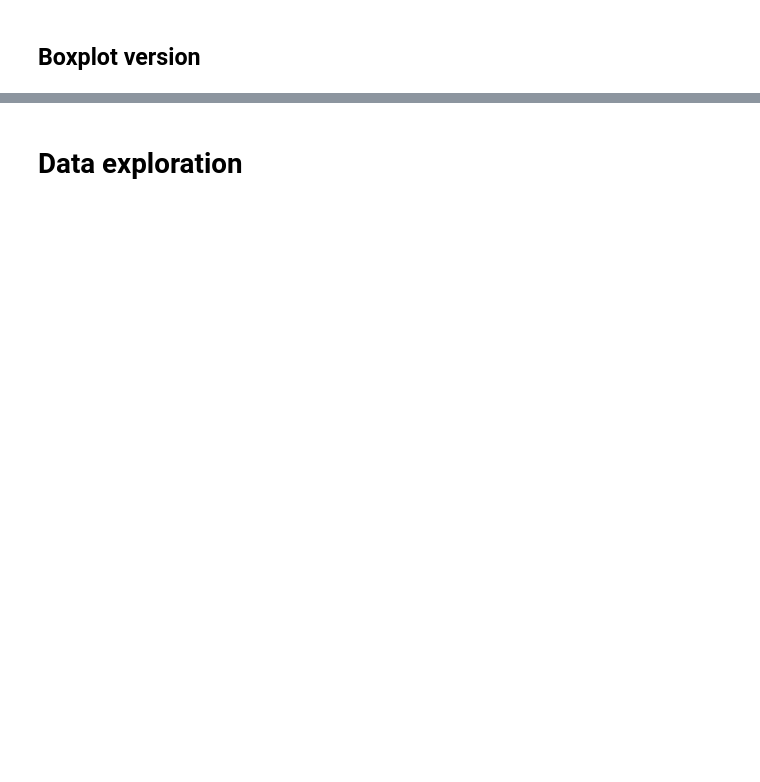
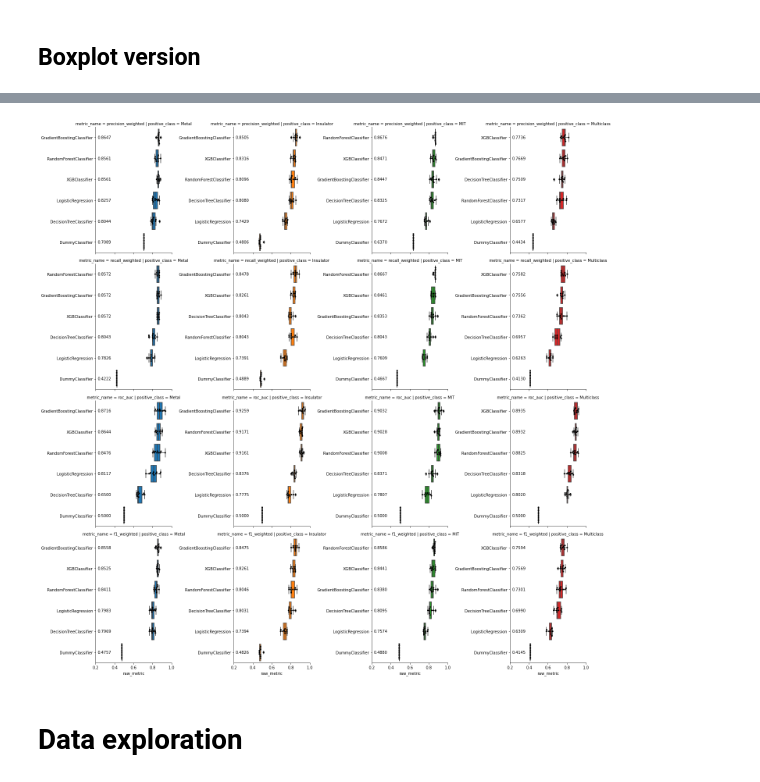
Before and after one commit to rpw199912j/mit_model_code, a Jupyter notebook: notebooks/model_comparison.ipynb, the cells around one changed output, grey strips where cells are left out. Drawn from its saved outputs; the diff is of its cells as text; code cells hidden in the pictures; blank space fills up the shorter version.

```diff
--- a/notebooks/model_comparison.ipynb
+++ b/notebooks/model_comparison.ipynb
@@ -131,3 +159,7 @@ g_bar.map(sns.swarmplot, "raw_metric", "model_type", color="black", size=4)
+# %%
+model_comparison_boxplot.fig
+# %% [output]
+[figure, added]
 # %%
 if SAVE_PLOT: model_comparison_boxplot.fig.savefig(SAVE_PATH + "model_comparison_boxplot.pdf", dpi=300, bbox_inches="tight")
 # %% [markdown]
```
Also changed, not shown: parts of 14 cells of this notebook, 6 other files.
